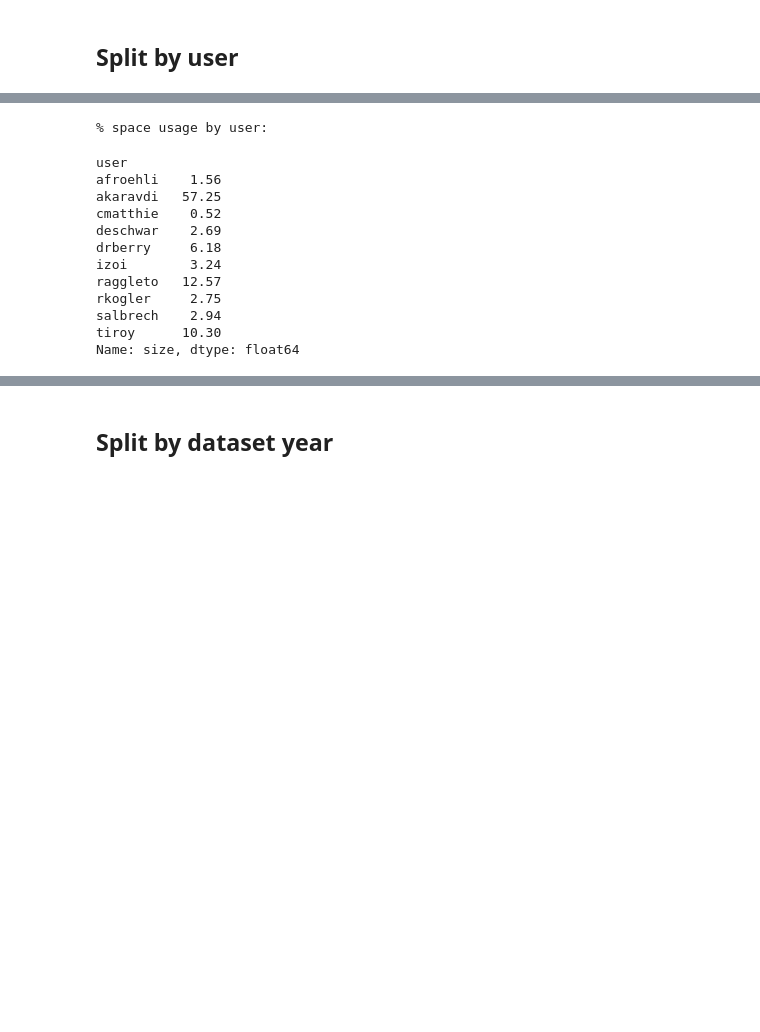
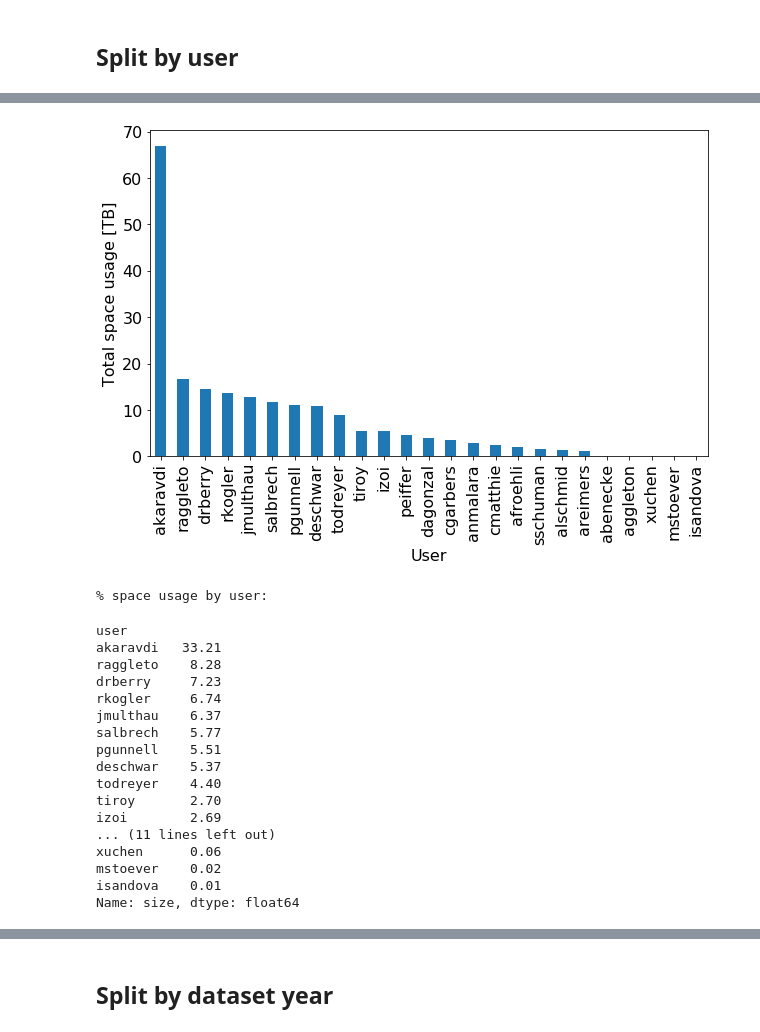
Before and after one commit to raggleton/UHH2-dataset-info, a Jupyter notebook: UHH2_Ntuple_Info.ipynb, the cells around one changed output, grey strips where cells are left out. Saved outputs shown, nothing was run; the diff lists cells and outputs as text; code cells hidden in the pictures; blank space fills up the shorter version.

```diff
--- a/UHH2_Ntuple_Info.ipynb
+++ b/UHH2_Ntuple_Info.ipynb
@@ -127,19 +203,30 @@ Name: size, dtype: float64
+# %%
+usage_user.plot(kind='bar');
+plt.xlabel('User');
+plt.ylabel('Total space usage [TB]');
+# %% [output]
+[figure, added]
 # %%
 print("% space usage by user:")
-100 * df.groupby('user')['size'].sum() / total_size_mb
+100 * df_total.groupby('user')['size'].sum().sort_values(ascending=False) / total_size_mb
 # %% [output]
 % space usage by user:
 user
-afroehli    1.56
-akaravdi   57.25
-cmatthie    0.52
-deschwar    2.69
-drberry     6.18
-izoi        3.24
-raggleto   12.57
-rkogler     2.75
-salbrech    2.94
-tiroy      10.30
+akaravdi   33.21
+raggleto    8.28
+drberry     7.23
+rkogler     6.74
+jmulthau    6.37
+salbrech    5.77
+pgunnell    5.51
+deschwar    5.37
+todreyer    4.40
+tiroy       2.70
+izoi        2.69
+... (11 lines left out)
+xuchen      0.06
+mstoever    0.02
+isandova    0.01
 Name: size, dtype: float64
 # %%
 print('# files per user:')
```
Also changed, not shown: parts of 23 cells of this notebook.
